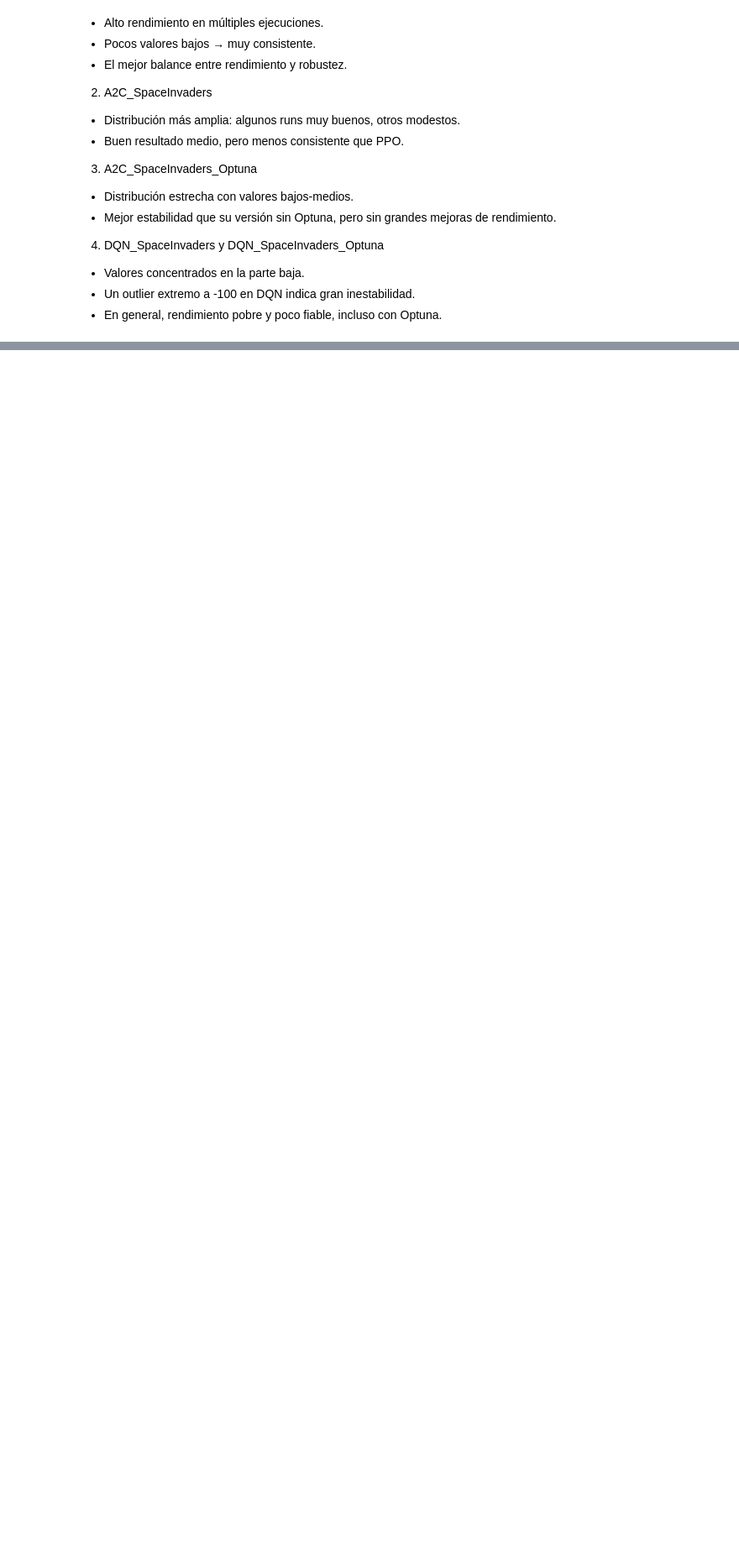
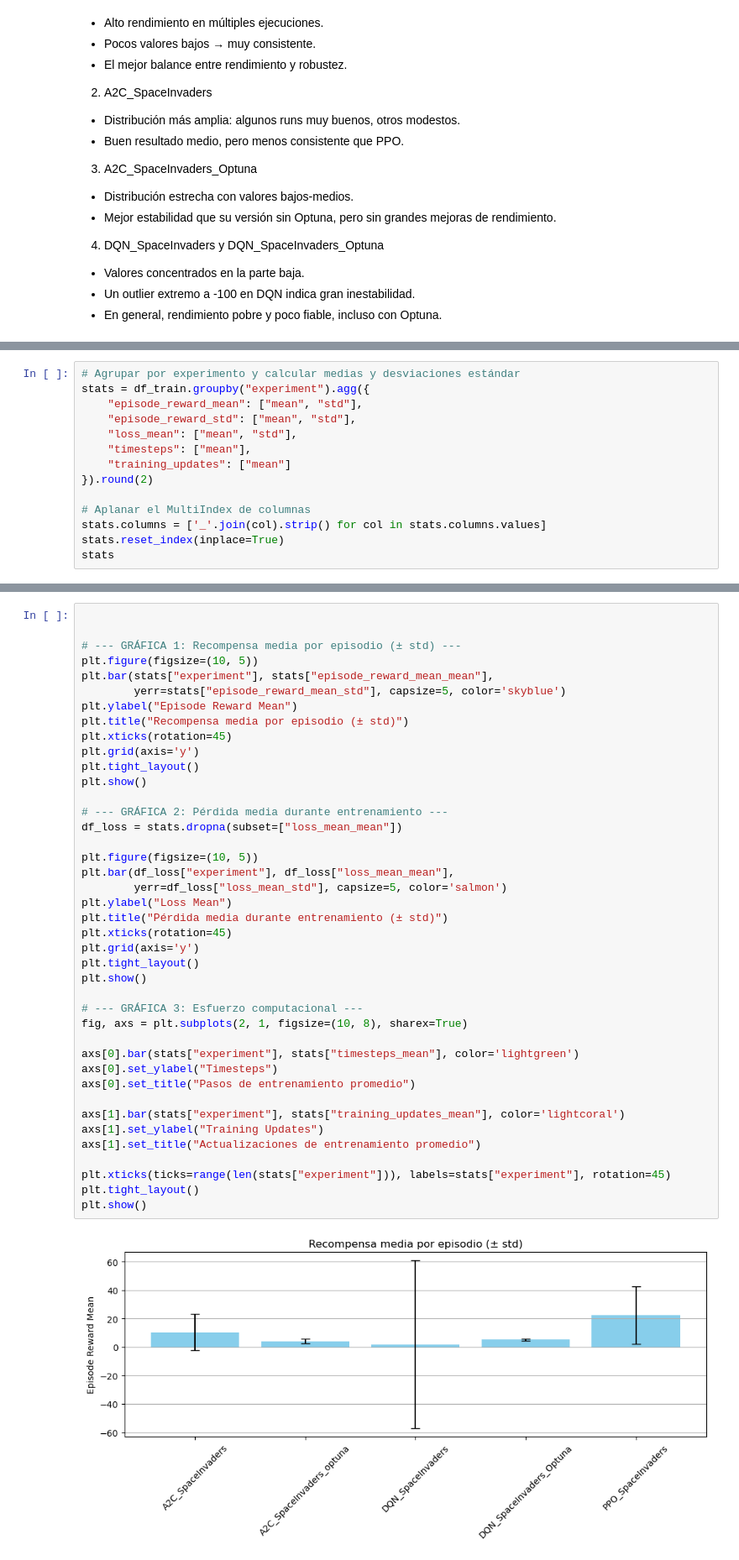
Before and after one commit to Astolfo2332/space_inv_agent, a Jupyter notebook: mlflow_graphics.ipynb, the cells around one changed output, grey strips where cells are left out. Shown at 84% size. Saved outputs shown, nothing was run; the diff lists cells and outputs as text; blank space fills up the shorter version.

```diff
--- a/mlflow_graphics.ipynb
+++ b/mlflow_graphics.ipynb
@@ -200,0 +181,14 @@ Pero más importante que el valor máximo, al observar la distribución completa
+# %%
+# Agrupar por experimento y calcular medias y desviaciones estándar
+stats = df_train.groupby("experiment").agg({
+    "episode_reward_mean": ["mean", "std"],
+    "episode_reward_std": ["mean", "std"],
+    "loss_mean": ["mean", "std"],
+    "timesteps": ["mean"],
+    "training_updates": ["mean"]
+}).round(2)
+
+# Aplanar el MultiIndex de columnas
+stats.columns = ['_'.join(col).strip() for col in stats.columns.values]
+stats.reset_index(inplace=True)
+stats
@@ -200,0 +202,43 @@ Pero más importante que el valor máximo, al observar la distribución completa
+# %%
+
+
+# --- GRÁFICA 1: Recompensa media por episodio (± std) ---
+plt.figure(figsize=(10, 5))
+plt.bar(stats["experiment"], stats["episode_reward_mean_mean"],
+        yerr=stats["episode_reward_mean_std"], capsize=5, color='skyblue')
+plt.ylabel("Episode Reward Mean")
+plt.title("Recompensa media por episodio (± std)")
+plt.xticks(rotation=45)
+plt.grid(axis='y')
+plt.tight_layout()
+plt.show()
+
+# --- GRÁFICA 2: Pérdida media durante entrenamiento ---
+df_loss = stats.dropna(subset=["loss_mean_mean"])
+
+plt.figure(figsize=(10, 5))
+plt.bar(df_loss["experiment"], df_loss["loss_mean_mean"],
+        yerr=df_loss["loss_mean_std"], capsize=5, color='salmon')
+plt.ylabel("Loss Mean")
+plt.title("Pérdida media durante entrenamiento (± std)")
+plt.xticks(rotation=45)
+plt.grid(axis='y')
+plt.tight_layout()
+plt.show()
+
+# --- GRÁFICA 3: Esfuerzo computacional ---
+fig, axs = plt.subplots(2, 1, figsize=(10, 8), sharex=True)
+
+axs[0].bar(stats["experiment"], stats["timesteps_mean"], color='lightgreen')
+axs[0].set_ylabel("Timesteps")
+axs[0].set_title("Pasos de entrenamiento promedio")
+
+axs[1].bar(stats["experiment"], stats["training_updates_mean"], color='lightcoral')
+axs[1].set_ylabel("Training Updates")
+axs[1].set_title("Actualizaciones de entrenamiento promedio")
+
+plt.xticks(ticks=range(len(stats["experiment"])), labels=stats["experiment"], rotation=45)
+plt.tight_layout()
+plt.show()
+# %% [output]
+[figure, added]
```
Also changed, not shown: parts of 11 cells of this notebook.
